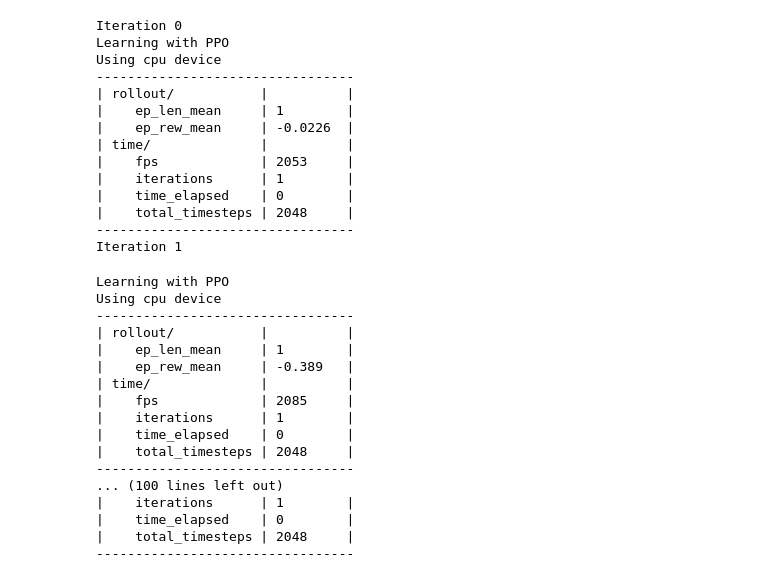
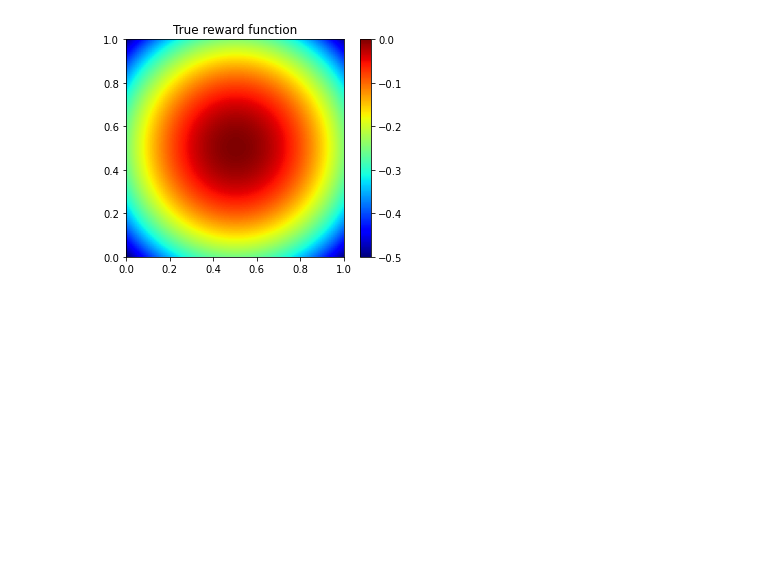
Before and after one commit to AnandS29/multitask, a Jupyter notebook: train.ipynb, the cells around one changed output. Cells and saved outputs as stored; diff of their text form; code cells hidden in the pictures; blank space fills up the shorter version.

Commit message:
Fixed training

```diff
--- a/train.ipynb
+++ b/train.ipynb
@@ -34,56 +37,21 @@ policy_cfg = {
 # %%
 ## Feedback loop
 
 iterations = 10
 samples = {}
+reward_fns = {}
 
 # Create comparison function
-f = lambda x: 0
-g = lambda x: 0
-comparison_fn = create_comparison_fn(f, g, sigma_f=0, sigma_g=0)
+f = lambda x: -(x[0]-0.5)**2
+g = lambda x: -(x[1]-0.5)**2
+sigma_f, sigma_g = 0.0, 0.0
+reward_fn_true = create_reward_fn(f, g, sigma_f, sigma_g)
+comparison_fn = create_comparison_fn(f, g, sigma_f, sigma_g)
 
 # Initialize random sampler
-sample = lambda n: (None, [np.random.uniform(-10, 10, size=(2,)) for _ in range(n)])
+sample = lambda n: (None, [np.random.uniform(0, 1, size=(2,)) for _ in range(n)])
 
-for i in range(iterations):
-    print("Iteration", i)
-    # Learn reward function from samples and feedback from comparison function
-    reward_fn = learn_reward(sample, comparison_fn, reward_cfg=reward_cfg)
-
-    # Train policy on reward function and return sampler
-    sample = train_policy(reward_fn, policy_cfg=policy_cfg)
-
-    # Store samplers
-    samples[i] = sample
+# Plot true reward function
+visualize_fn(reward_fn_true, title="True reward function")
 # %% [output]
-Iteration 0
-Learning with PPO
-Using cpu device
----------------------------------
-| rollout/           |          |
-|    ep_len_mean     | 1        |
-|    ep_rew_mean     | -0.0226  |
-| time/              |          |
-|    fps             | 2053     |
-|    iterations      | 1        |
-|    time_elapsed    | 0        |
-|    total_timesteps | 2048     |
----------------------------------
-Iteration 1
-Learning with PPO
-Using cpu device
----------------------------------
-| rollout/           |          |
-|    ep_len_mean     | 1        |
-|    ep_rew_mean     | -0.389   |
-| time/              |          |
-|    fps             | 2085     |
-|    iterations      | 1        |
-|    time_elapsed    | 0        |
-|    total_timesteps | 2048     |
----------------------------------
-... (100 lines left out)
-|    iterations      | 1        |
-|    time_elapsed    | 0        |
-|    total_timesteps | 2048     |
----------------------------------
+[figure, added]
```
Also changed, not shown: parts of 3 cells of this notebook, 8 other files.
